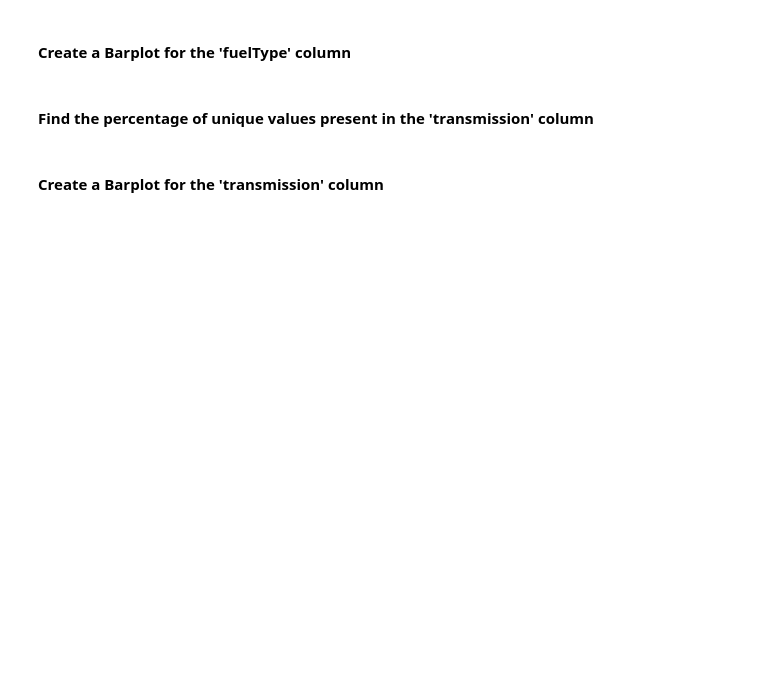
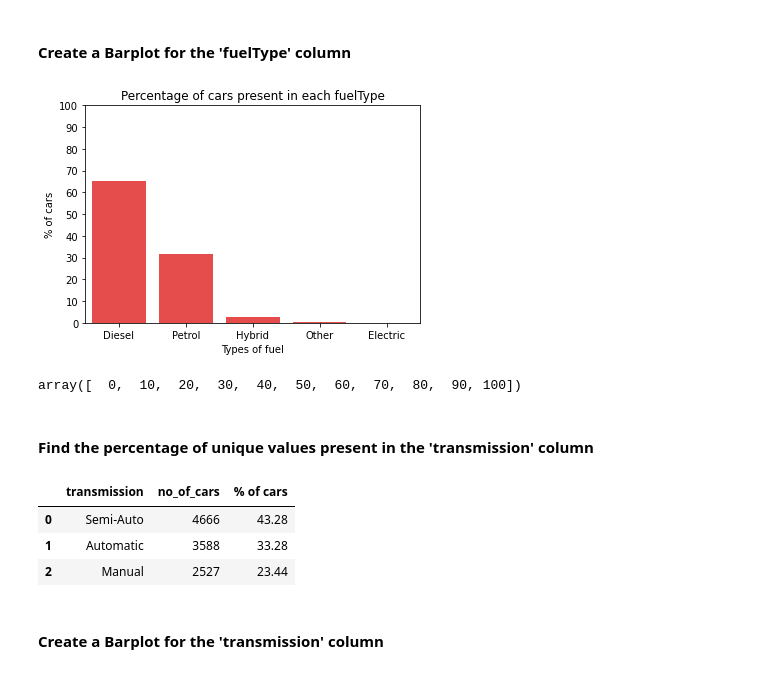
Before and after one commit to SKawsar/Data-Visualization-with-Python, a Jupyter notebook: Lecture_3.ipynb, the cells around one changed output. Cells and saved outputs as stored; diff of their text form; code cells hidden in the pictures; blank space fills up the shorter version.

```diff
--- a/Lecture_3.ipynb
+++ b/Lecture_3.ipynb
@@ -54,0 +218,13 @@ Instructor:
+# %%
+df_fuelType = pd.DataFrame(df["fuelType"].value_counts())
+df_fuelType = df_fuelType.reset_index()
+df_fuelType = df_fuelType.rename(columns={"index":"fuelType",
+                                          "fuelType":"no_of_cars"})
+
+df_fuelType["% of cars"] = (df_fuelType["no_of_cars"]/df.shape[0])*100
+
+df_fuelType = df_fuelType.round(2)
+
+# df_fuelType = np.round(df_fuelType, 2)
+
+display(df_fuelType)
@@ -55,6 +238,42 @@ Instructor:
 # %% [markdown]
 #### Create a Barplot for the 'fuelType' column
+# %%
+sns.barplot(x="fuelType",
+            y="% of cars",
+            data=df_fuelType,
+            color="red",
+            alpha=0.8)
+
+plt.xlabel("Types of fuel")
+plt.ylabel("% of cars")
+plt.title("Percentage of cars present in each fuelType")
+
+plt.yticks(np.arange(0,101,10))
+
+plt.show()
+# %% [output]
+[figure, added]
+# %%
+np.arange(0,101,10)
+# %% [output]
+array([  0,  10,  20,  30,  40,  50,  60,  70,  80,  90, 100])
 # %% [markdown]
 #### Find the percentage of unique values present in the 'transmission' column
+# %%
+df_transmission = pd.DataFrame(df["transmission"].value_counts())
+df_transmission = df_transmission.reset_index()
+df_transmission = df_transmission.rename(columns={"index":"transmission",
+                                          "transmission":"no_of_cars"})
+
+df_transmission["% of cars"] = (df_transmission["no_of_cars"]/df.shape[0])*100
+
+df_transmission = df_transmission.round(2)
+
+display(df_transmission)
+# %% [output]
+|  | transmission | no_of_cars | % of cars |
+| 0 | Semi-Auto | 4666 | 43.28 |
+| 1 | Automatic | 3588 | 33.28 |
+| 2 | Manual | 2527 | 23.44 |
 # %% [markdown]
 #### Create a Barplot for the 'transmission' column
```
Also changed, not shown: parts of 13 cells of this notebook.
